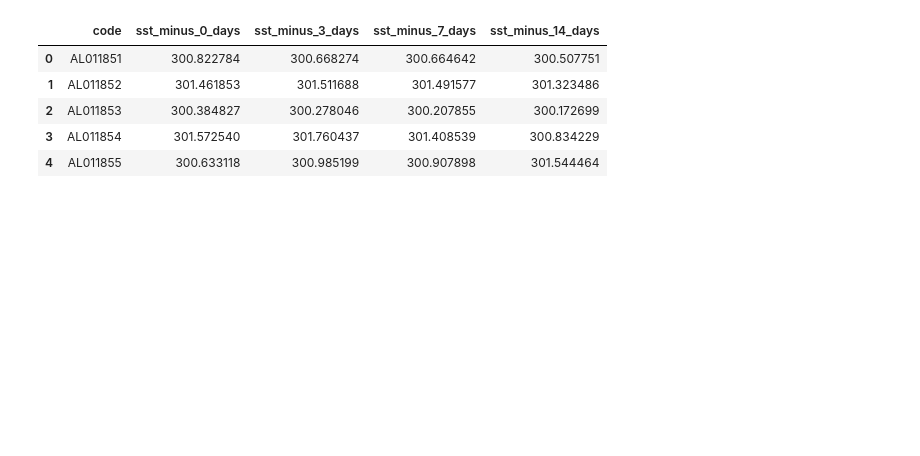
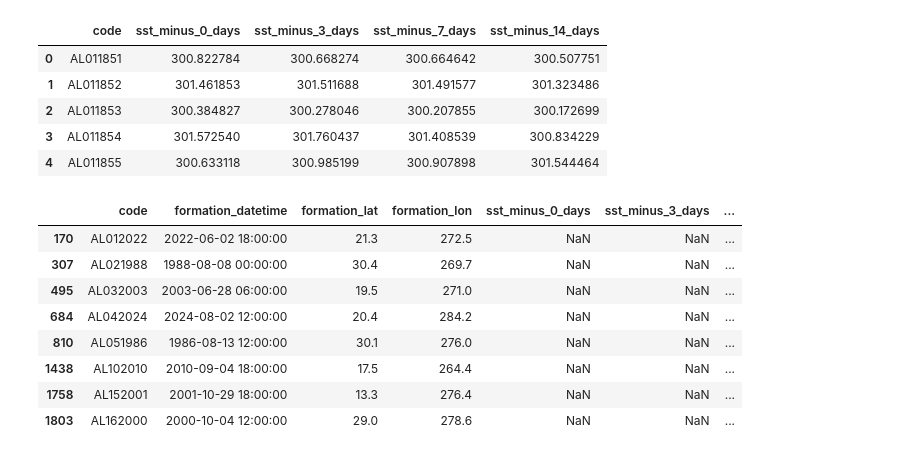
Before and after one commit to lukefg/eneres-131-final-project, a Jupyter notebook: notebooks/sst-retrieval.ipynb, the cells around one changed output. Cells and saved outputs as stored; diff of their text form; code cells hidden in the pictures; blank space fills up the shorter version.

```diff
--- a/notebooks/sst-retrieval.ipynb
+++ b/notebooks/sst-retrieval.ipynb
@@ -50,3 +50,16 @@ results.head()
 | 2 | AL011853 | 300.384827 | 300.278046 | 300.207855 | 300.172699 |
 | 3 | AL011854 | 301.572540 | 301.760437 | 301.408539 | 300.834229 |
 | 4 | AL011855 | 300.633118 | 300.985199 | 300.907898 | 301.544464 |
+# %%
+missing = df_lookup[df_lookup.sst_minus_0_days.isna()]
+missing
+# %% [output]
+|  | code | formation_datetime | formation_lat | formation_lon | sst_minus_0_days | sst_minus_3_days | ... |
+| 170 | AL012022 | 2022-06-02 18:00:00 | 21.3 | 272.5 | NaN | NaN | ... |
+| 307 | AL021988 | 1988-08-08 00:00:00 | 30.4 | 269.7 | NaN | NaN | ... |
+| 495 | AL032003 | 2003-06-28 06:00:00 | 19.5 | 271.0 | NaN | NaN | ... |
+| 684 | AL042024 | 2024-08-02 12:00:00 | 20.4 | 284.2 | NaN | NaN | ... |
+| 810 | AL051986 | 1986-08-13 12:00:00 | 30.1 | 276.0 | NaN | NaN | ... |
+| 1438 | AL102010 | 2010-09-04 18:00:00 | 17.5 | 264.4 | NaN | NaN | ... |
+| 1758 | AL152001 | 2001-10-29 18:00:00 | 13.3 | 276.4 | NaN | NaN | ... |
+| 1803 | AL162000 | 2000-10-04 12:00:00 | 29.0 | 278.6 | NaN | NaN | ... |
```
Also changed, not shown: parts of 8 cells of this notebook, 17 other files.
